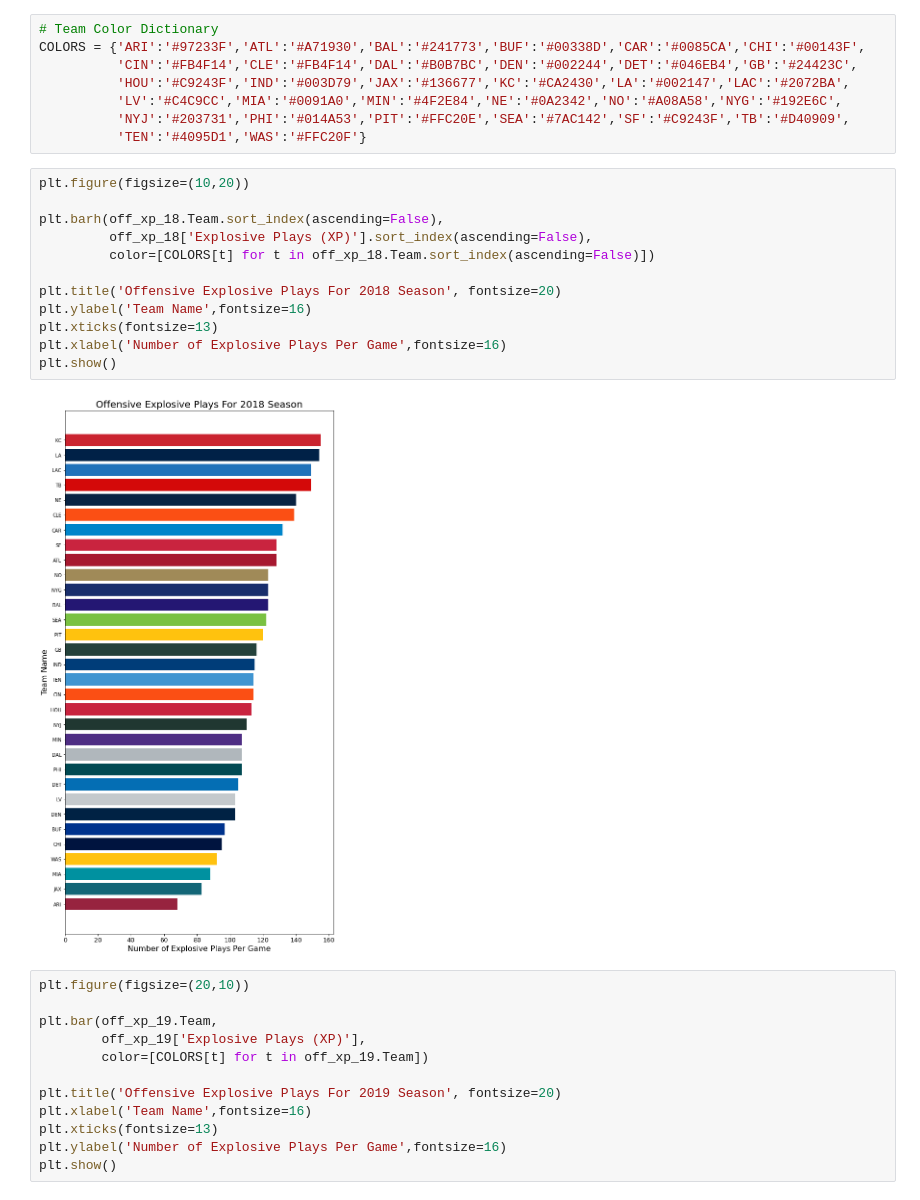
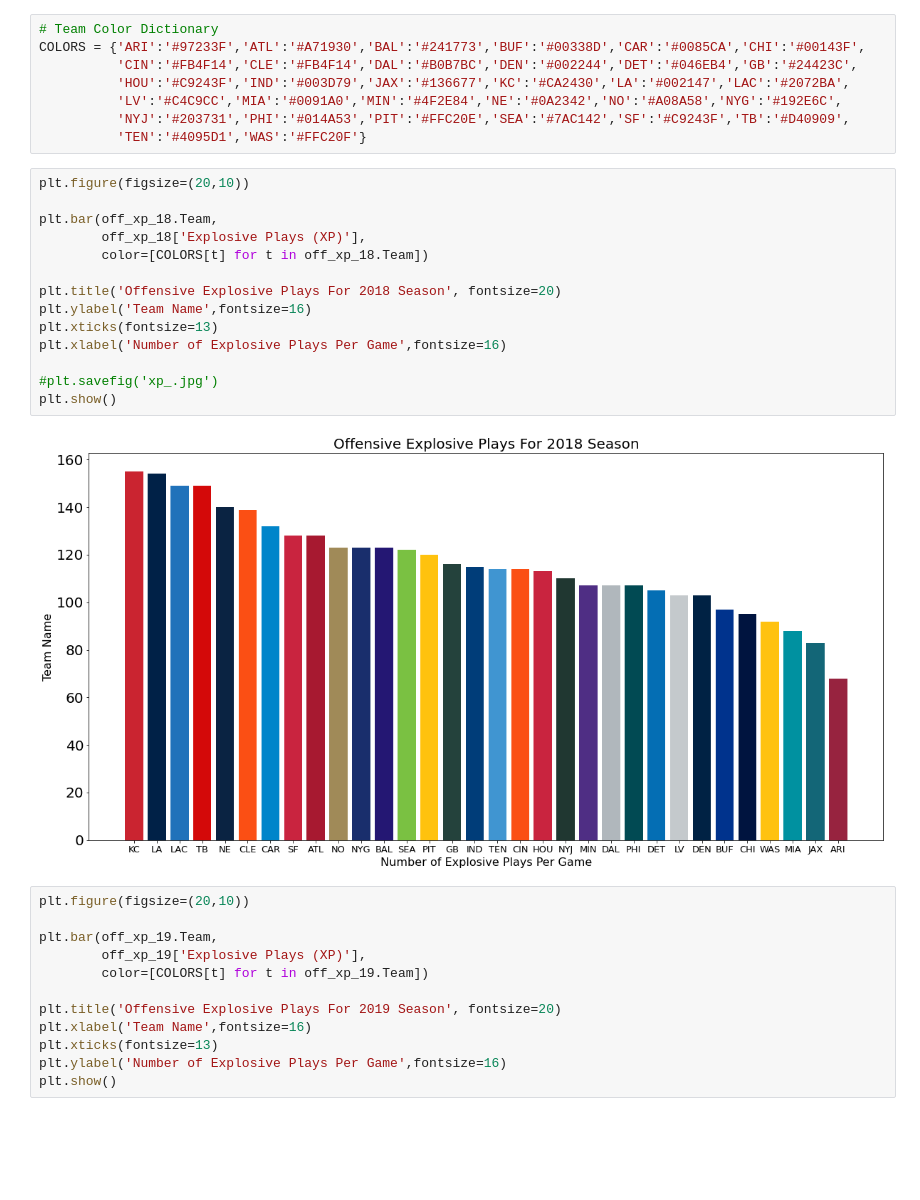
Before and after one commit to JJHick95/NFL-Play-Predictor, a Jupyter notebook: reports/Capstone_Final_Notebook.ipynb, the cells around one changed output. Saved outputs shown, nothing was run; the diff lists cells and outputs as text; blank space fills up the shorter version.

Commit message:
updated images

```diff
--- a/reports/Capstone_Final_Notebook.ipynb
+++ b/reports/Capstone_Final_Notebook.ipynb
@@ -438,19 +438,21 @@ COLORS = {'ARI':'#97233F','ATL':'#A71930','BAL':'#241773','BUF':'#00338D','CAR':
           'NYJ':'#203731','PHI':'#014A53','PIT':'#FFC20E','SEA':'#7AC142','SF':'#C9243F','TB':'#D40909',
           'TEN':'#4095D1','WAS':'#FFC20F'}
 # %%
-plt.figure(figsize=(10,20))
+plt.figure(figsize=(20,10))
 
-plt.barh(off_xp_18.Team.sort_index(ascending=False),
-         off_xp_18['Explosive Plays (XP)'].sort_index(ascending=False),
-         color=[COLORS[t] for t in off_xp_18.Team.sort_index(ascending=False)])
+plt.bar(off_xp_18.Team,
+        off_xp_18['Explosive Plays (XP)'],
+        color=[COLORS[t] for t in off_xp_18.Team])
 
 plt.title('Offensive Explosive Plays For 2018 Season', fontsize=20)
 plt.ylabel('Team Name',fontsize=16)
 plt.xticks(fontsize=13)
 plt.xlabel('Number of Explosive Plays Per Game',fontsize=16)
+
+#plt.savefig('xp_.jpg')
 plt.show()
 # %% [output]
-[figure, old version]
+[figure, new version]
 # %%
 plt.figure(figsize=(20,10))
 
```
Also changed, not shown: parts of 11 cells of this notebook, 12 other files.
